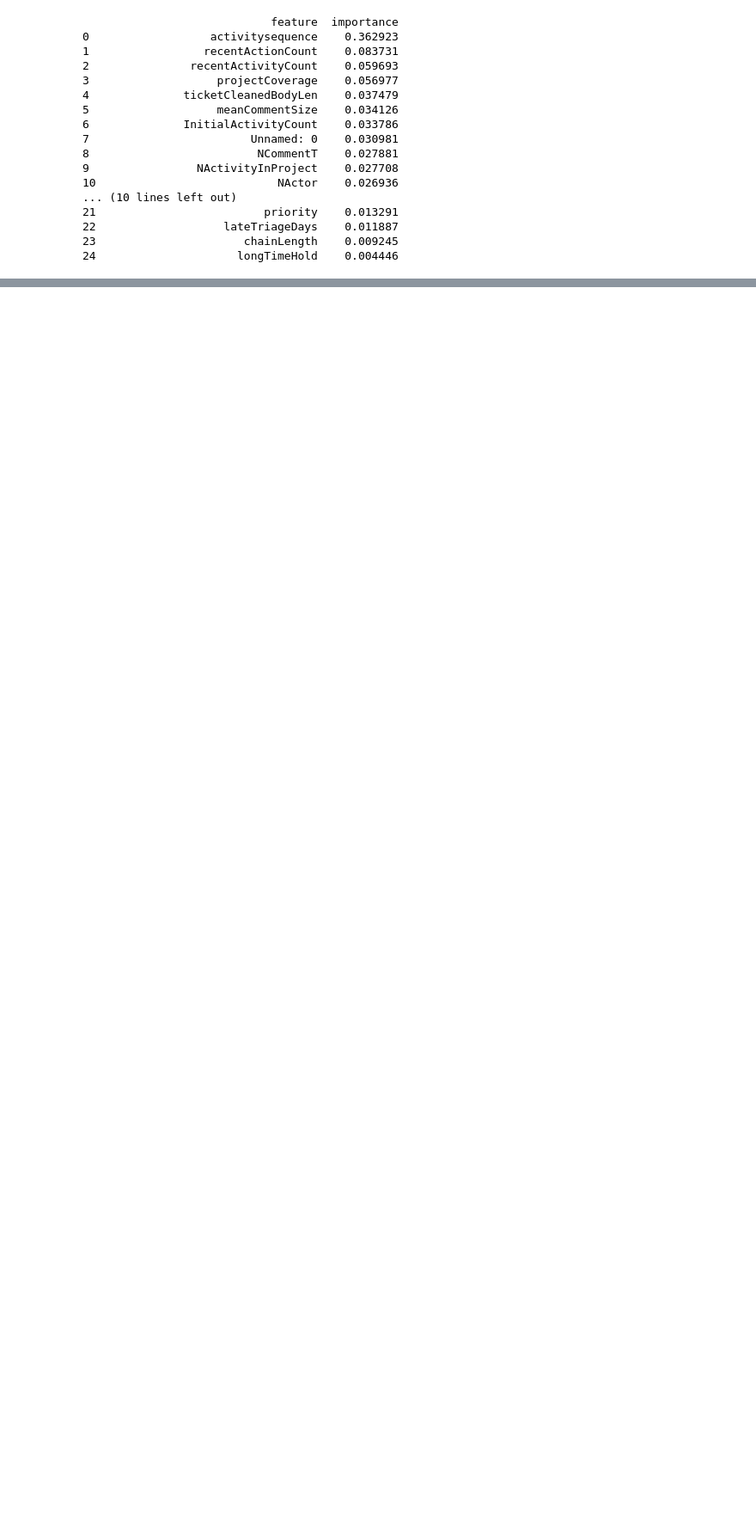
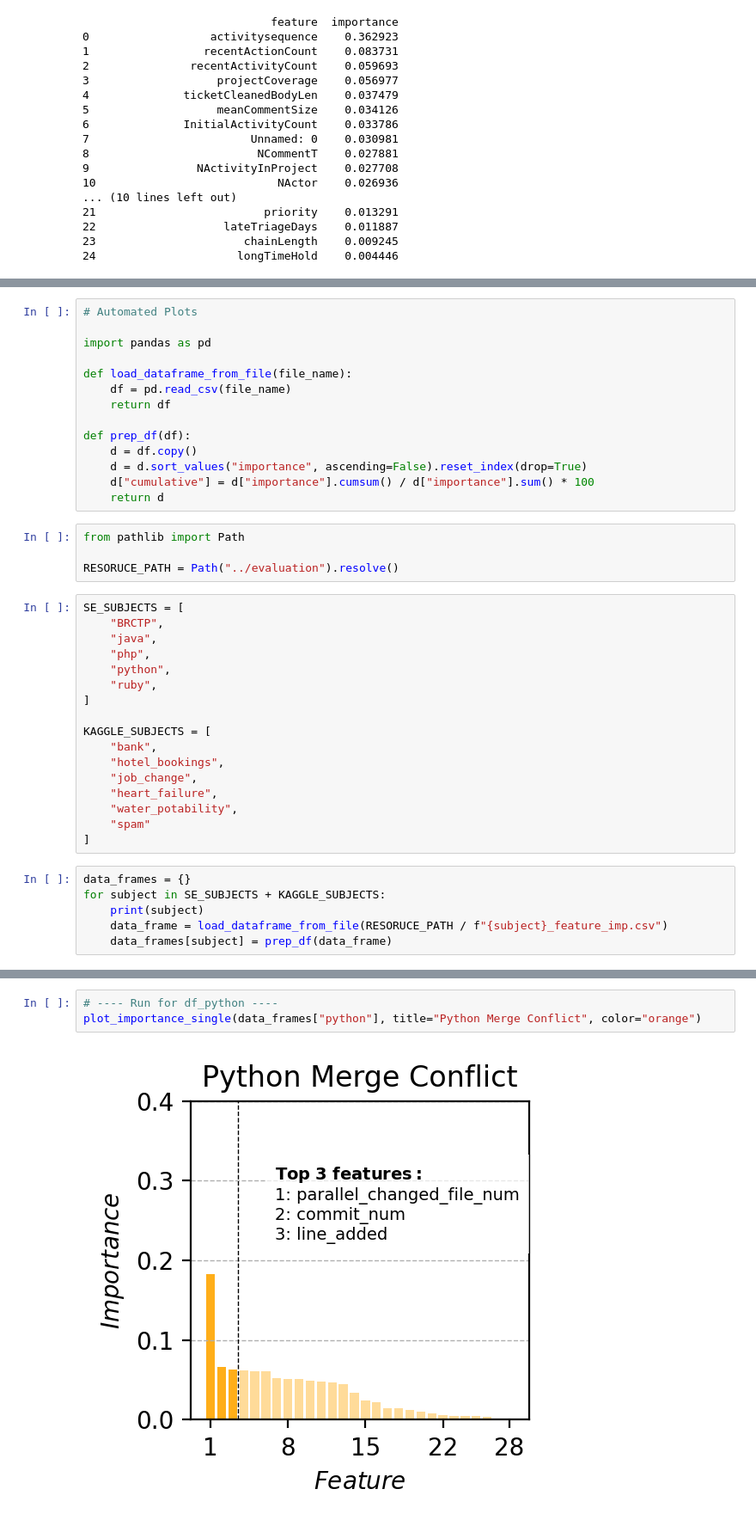
Before and after one commit to martineberlein/mmdfast-plus, a Jupyter notebook: notebooks/feature_analysis.ipynb, the cells around one changed output, grey strips where cells are left out. Shown at 86% size. Drawn from its saved outputs; the diff is of its cells as text; blank space fills up the shorter version.

```diff
--- a/notebooks/feature_analysis.ipynb
+++ b/notebooks/feature_analysis.ipynb
@@ -447,0 +527,41 @@ plot_importance_single(df_python, title="Python Merge Conflict", color="firebric
+# %%
+# Automated Plots
+
+import pandas as pd
+
+def load_dataframe_from_file(file_name):
+    df = pd.read_csv(file_name)
+    return df
+
+def prep_df(df):
+    d = df.copy()
+    d = d.sort_values("importance", ascending=False).reset_index(drop=True)
+    d["cumulative"] = d["importance"].cumsum() / d["importance"].sum() * 100
+    return d
+# %%
+from pathlib import Path
+
+RESORUCE_PATH = Path("../evaluation").resolve()
+# %%
+SE_SUBJECTS = [
+    "BRCTP",
+    "java",
+    "php",
+    "python",
+    "ruby",
+]
+
+KAGGLE_SUBJECTS = [
+    "bank",
+    "hotel_bookings",
+    "job_change",
+    "heart_failure",
+    "water_potability",
+    "spam"
+]
+# %%
+data_frames = {}
+for subject in SE_SUBJECTS + KAGGLE_SUBJECTS:
+    print(subject)
+    data_frame = load_dataframe_from_file(RESORUCE_PATH / f"{subject}_feature_imp.csv")
+    data_frames[subject] = prep_df(data_frame)
@@ -447,0 +708,5 @@ plot_importance_single(df_python, title="Python Merge Conflict", color="firebric
+# %%
+# ---- Run for df_python ----
+plot_importance_single(data_frames["python"], title="Python Merge Conflict", color="orange")
+# %% [output]
+[figure, added]
```
Also changed, not shown: parts of 7 cells of this notebook.
